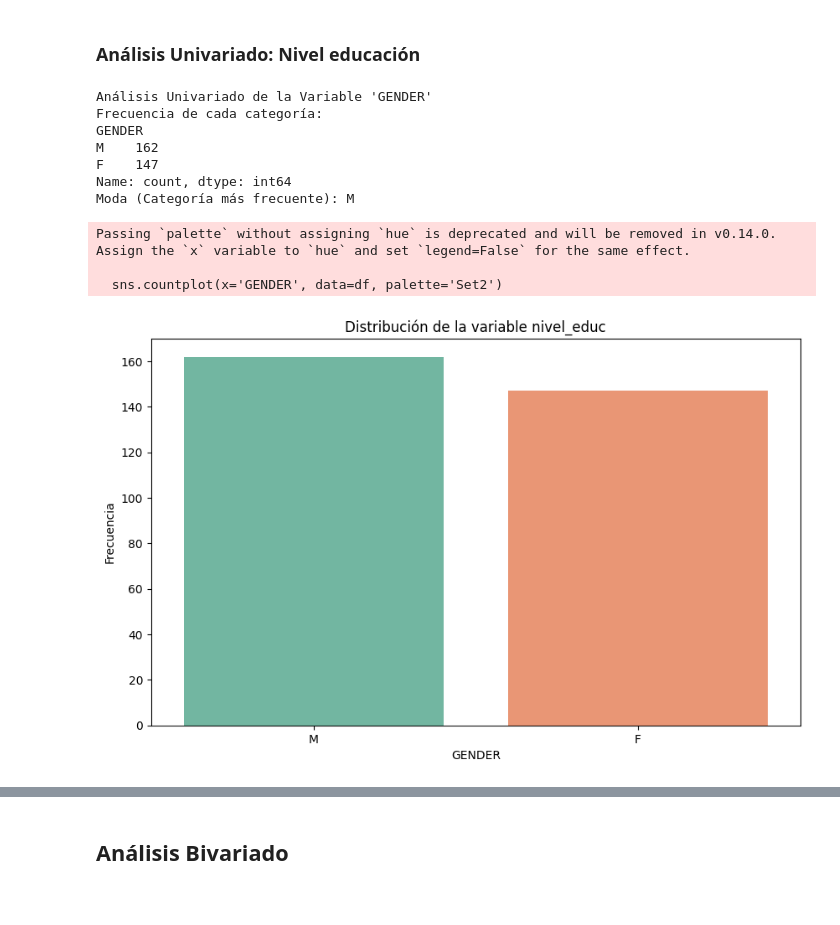
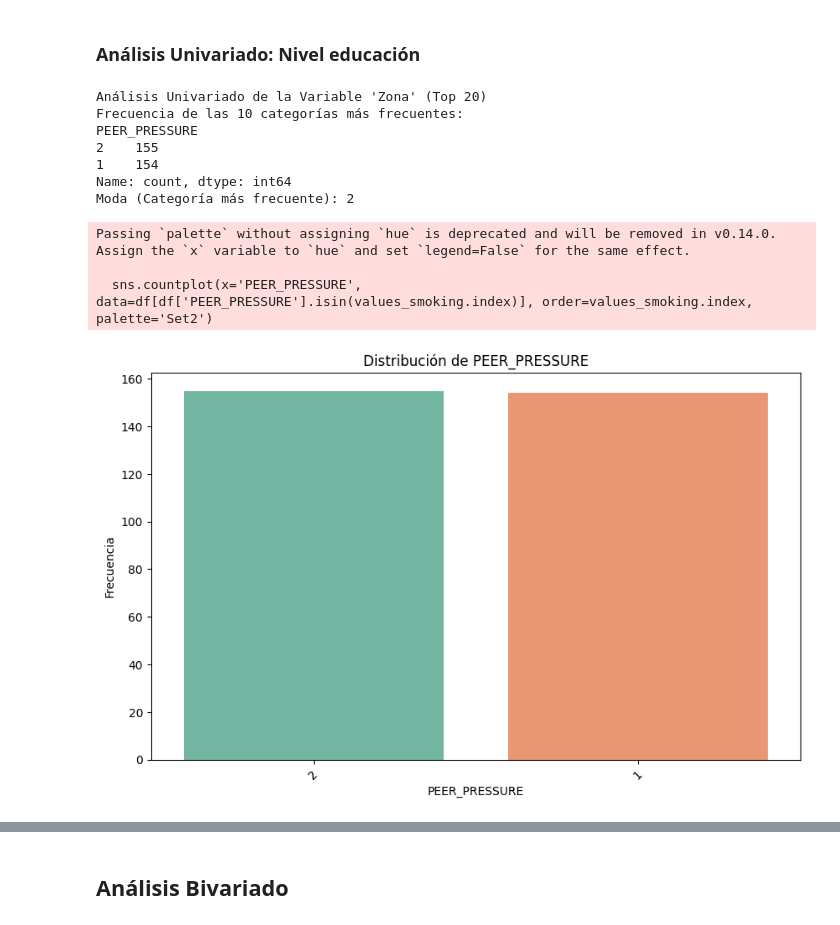
Before and after one commit to leandruko/lung-cancer, a Jupyter notebook: lung_cancer.ipynb, the cells around one changed output, grey strips where cells are left out. Drawn from its saved outputs; the diff is of its cells as text; code cells hidden in the pictures.

Commit message:
Update graficos univariados

```diff
--- a/lung_cancer.ipynb
+++ b/lung_cancer.ipynb
@@ -278,30 +265,30 @@ Passing `palette` without assigning `hue` is deprecated and will be removed in v
 # %% [markdown]
 ### Análisis Univariado: **Nivel educación**
 # %%
-# Descripción estadística básica de la variable 'Gender'
-zona_frecuencia = df['GENDER'].value_counts()
-zona_moda = df['GENDER'].mode()[0]
 
-print("Análisis Univariado de la Variable 'GENDER'")
-print(f"Frecuencia de cada categoría:\n{zona_frecuencia}")
-print(f"Moda (Categoría más frecuente): {zona_moda}")
+values_smoking = df['PEER_PRESSURE'].value_counts()
+moda_smoking = values_smoking.idxmax()
 
-# Gráfico de barras
+print("Análisis Univariado de la Variable 'Zona' (Top 20)")
+print(f"Frecuencia de las 10 categorías más frecuentes:\n{values_smoking}")
+print(f"Moda (Categoría más frecuente): {moda_smoking}")
+
 plt.figure(figsize=(10, 6))
-sns.countplot(x='GENDER', data=df, palette='Set2')
-plt.title('Distribución de la variable nivel_educ')
-plt.xlabel('GENDER')
+sns.countplot(x='PEER_PRESSURE', data=df[df['PEER_PRESSURE'].isin(values_smoking.index)], order=values_smoking.index, palette='Set2')
+plt.title('Distribución de PEER_PRESSURE')
+plt.xlabel('PEER_PRESSURE')
 plt.ylabel('Frecuencia')
+plt.xticks(rotation=45)
 plt.show()
 # %% [output]
-Análisis Univariado de la Variable 'GENDER'
-Frecuencia de cada categoría:
-GENDER
-M    162
-F    147
+Análisis Univariado de la Variable 'Zona' (Top 20)
+Frecuencia de las 10 categorías más frecuentes:
+PEER_PRESSURE
+2    155
+1    154
 Name: count, dtype: int64
-Moda (Categoría más frecuente): M
+Moda (Categoría más frecuente): 2
 Passing `palette` without assigning `hue` is deprecated and will be removed in v0.14.0. Assign the `x` variable to `hue` and set `legend=False` for the same effect.
 
-  sns.countplot(x='GENDER', data=df, palette='Set2')
+  sns.countplot(x='PEER_PRESSURE', data=df[df['PEER_PRESSURE'].isin(values_smoking.index)], order=values_smoking.index, palette='Set2')
-[figure, old version]
+[figure, new version]
```
Also changed, not shown: parts of 15 cells of this notebook.
